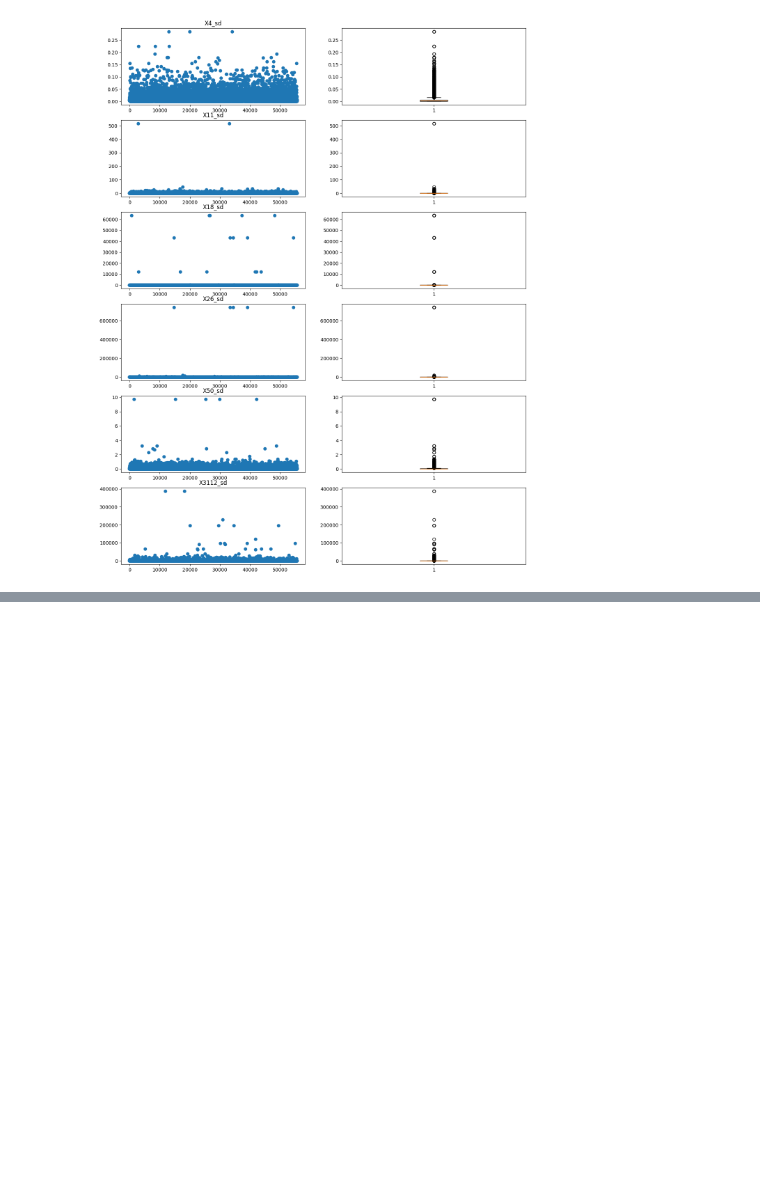
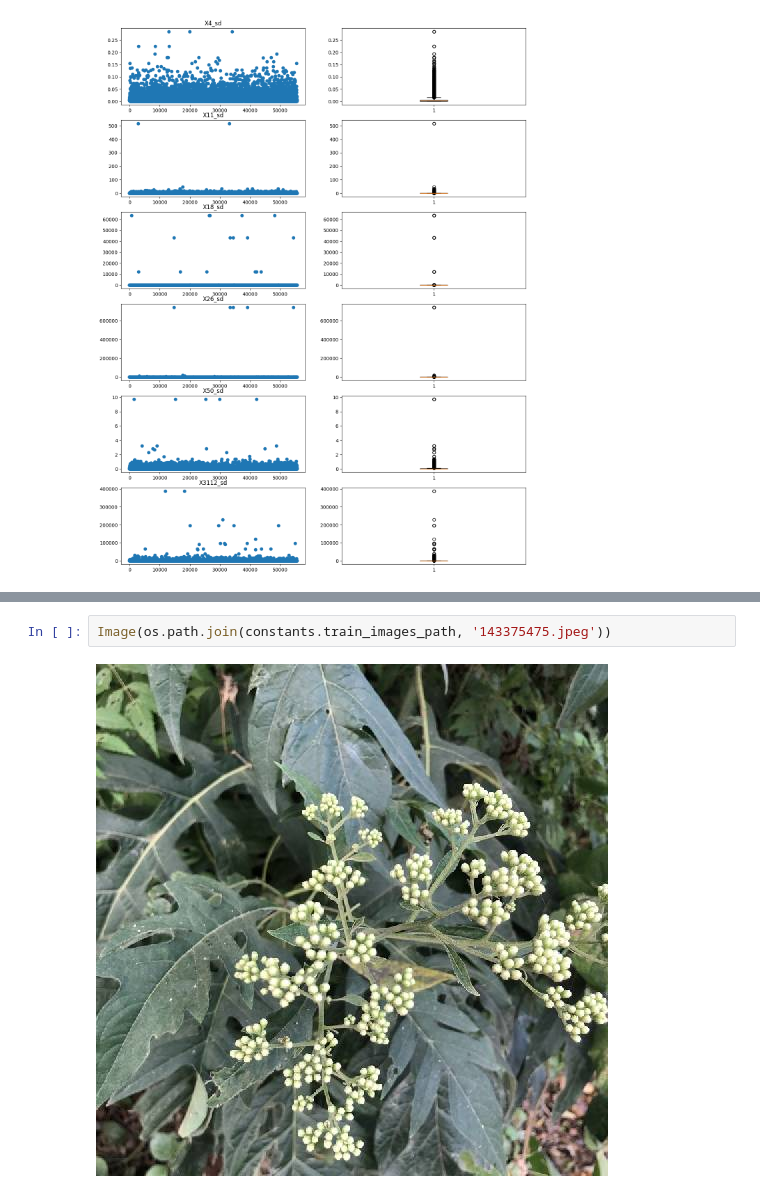
Before and after one commit to polmonroig/plant_traits, a Jupyter notebook: notebooks/eda.ipynb, the cells around one changed output, grey strips where cells are left out. Drawn from its saved outputs; the diff is of its cells as text; blank space fills up the shorter version.

```diff
--- a/notebooks/eda.ipynb
+++ b/notebooks/eda.ipynb
@@ -218,0 +248,4 @@ Name: X3112_sd, Length: 55489, dtype: float64
+# %%
+Image(os.path.join(constants.train_images_path, '143375475.jpeg'))
+# %% [output]
+[figure, added]
```
Also changed, not shown: parts of 7 cells of this notebook, 2 other files.
